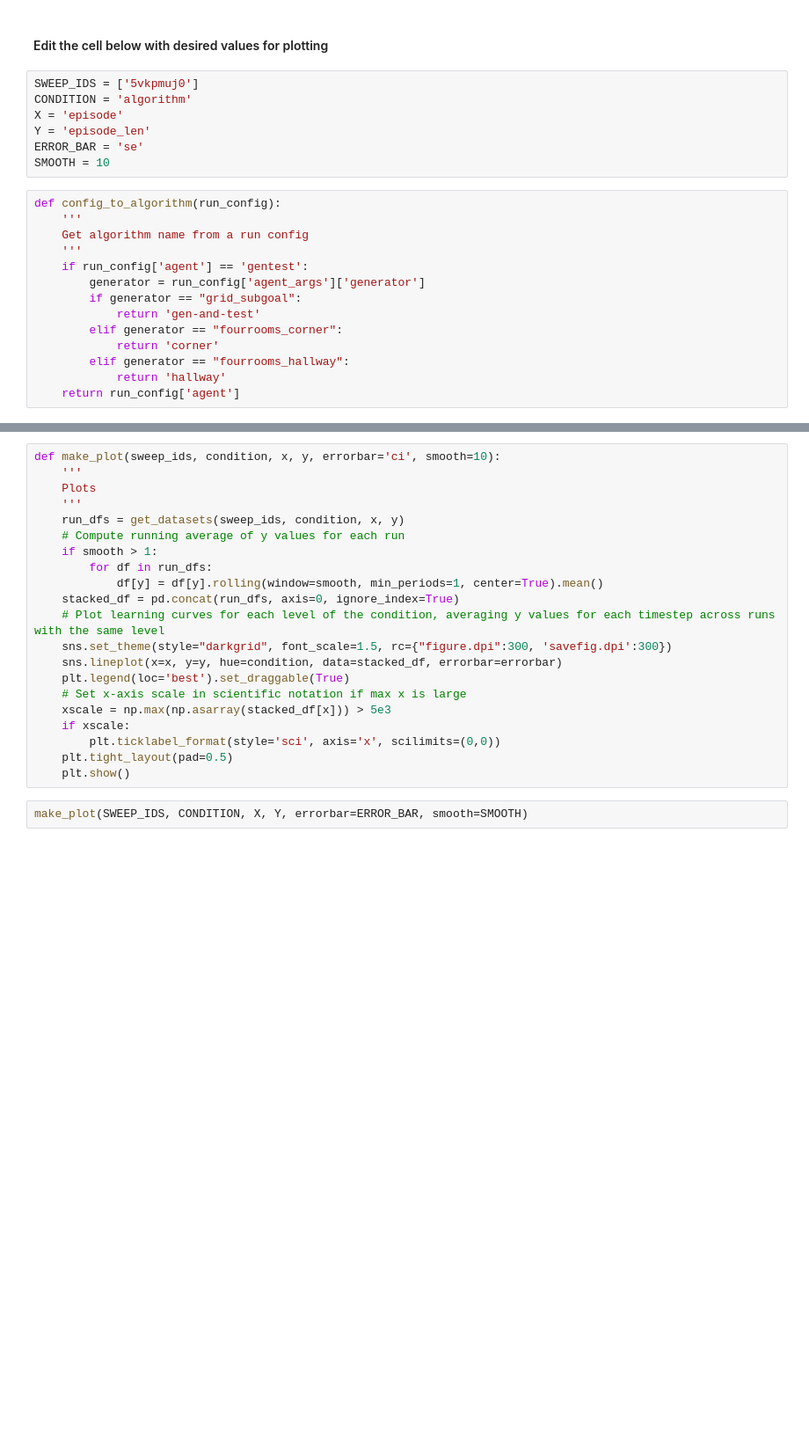
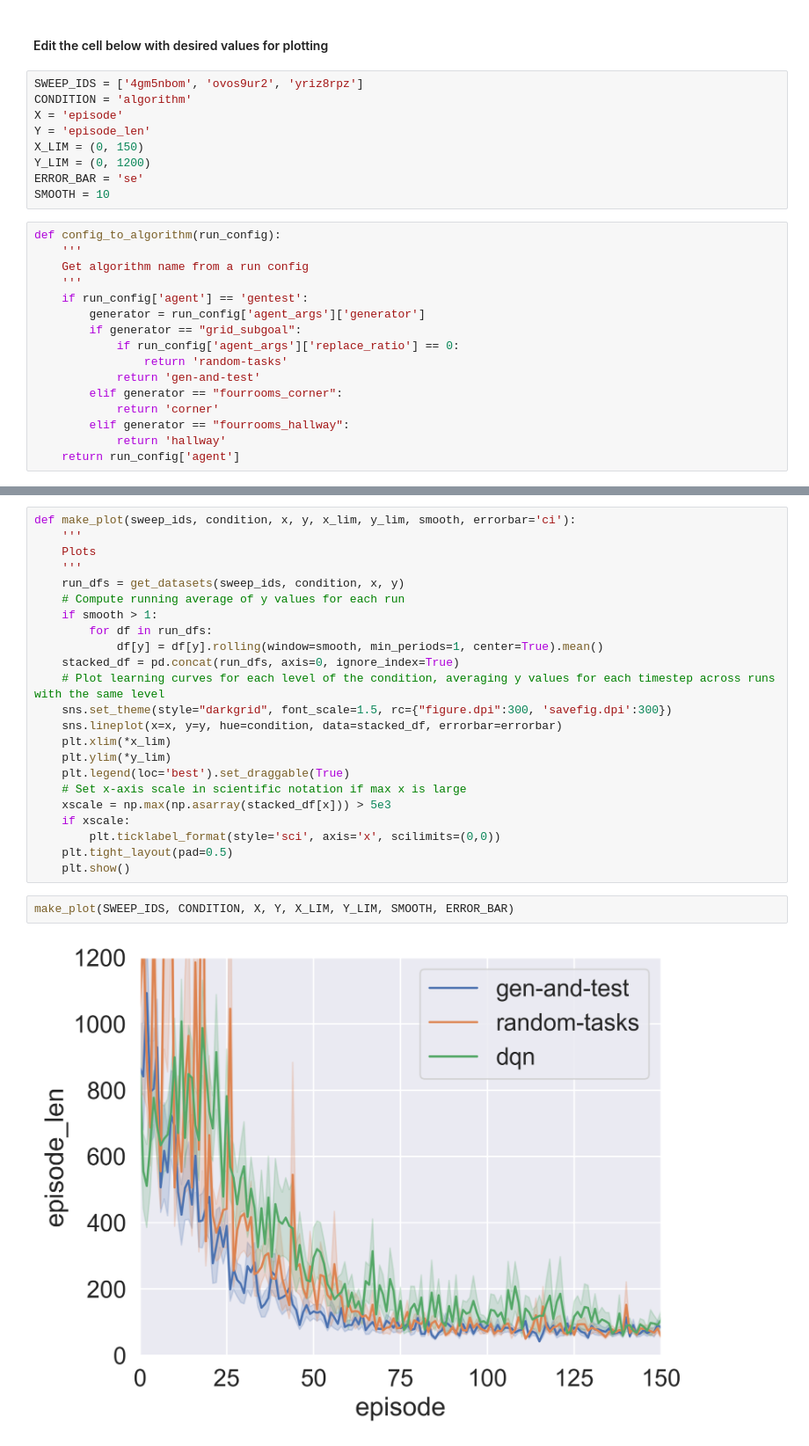
Before and after one commit to oliverdiamond/aux-task-discovery, a Jupyter notebook: results/notebooks/sweep_line_plot.ipynb, the cells around one changed output, grey strips where cells are left out. Shown at 88% size. Drawn from its saved outputs; the diff is of its cells as text; blank space fills up the shorter version.

```diff
--- a/results/notebooks/sweep_line_plot.ipynb
+++ b/results/notebooks/sweep_line_plot.ipynb
@@ -14,10 +14,12 @@ The below code is used for grouping runs from across multiple sweeps based on a
 # %% [markdown]
 #### Edit the cell below with desired values for plotting
 # %%
-SWEEP_IDS = ['5vkpmuj0']
+SWEEP_IDS = ['4gm5nbom', 'ovos9ur2', 'yriz8rpz']
 CONDITION = 'algorithm'
 X = 'episode'
 Y = 'episode_len'
+X_LIM = (0, 150)
+Y_LIM = (0, 1200)
 ERROR_BAR = 'se'
 SMOOTH = 10
 # %%
@@ -28,6 +30,8 @@ def config_to_algorithm(run_config):
     if run_config['agent'] == 'gentest':
         generator = run_config['agent_args']['generator']
         if generator == "grid_subgoal":
+            if run_config['agent_args']['replace_ratio'] == 0:
+                return 'random-tasks'
             return 'gen-and-test'
         elif generator == "fourrooms_corner":
             return 'corner'
@@ -63,7 +67,7 @@ def get_datasets(sweep_ids, condition, x, y):
             run_dfs.append(run_df)
     return run_dfs
 # %%
-def make_plot(sweep_ids, condition, x, y, errorbar='ci', smooth=10):
+def make_plot(sweep_ids, condition, x, y, x_lim, y_lim, smooth, errorbar='ci'):
     '''
     Plots
     '''
@@ -76,6 +80,8 @@ def make_plot(sweep_ids, condition, x, y, errorbar='ci', smooth=10):
     # Plot learning curves for each level of the condition, averaging y values for each timestep across runs with the same level
     sns.set_theme(style="darkgrid", font_scale=1.5, rc={"figure.dpi":300, 'savefig.dpi':300})
     sns.lineplot(x=x, y=y, hue=condition, data=stacked_df, errorbar=errorbar)
+    plt.xlim(*x_lim)
+    plt.ylim(*y_lim)
     plt.legend(loc='best').set_draggable(True)
     # Set x-axis scale in scientific notation if max x is large
     xscale = np.max(np.asarray(stacked_df[x])) > 5e3
@@ -84,4 +90,6 @@ def make_plot(sweep_ids, condition, x, y, errorbar='ci', smooth=10):
     plt.tight_layout(pad=0.5)
     plt.show()
 # %%
-make_plot(SWEEP_IDS, CONDITION, X, Y, errorbar=ERROR_BAR, smooth=SMOOTH)
+make_plot(SWEEP_IDS, CONDITION, X, Y, X_LIM, Y_LIM, SMOOTH, ERROR_BAR)
+# %% [output]
+[figure, added]
```
Also changed, not shown: 9 other files.
